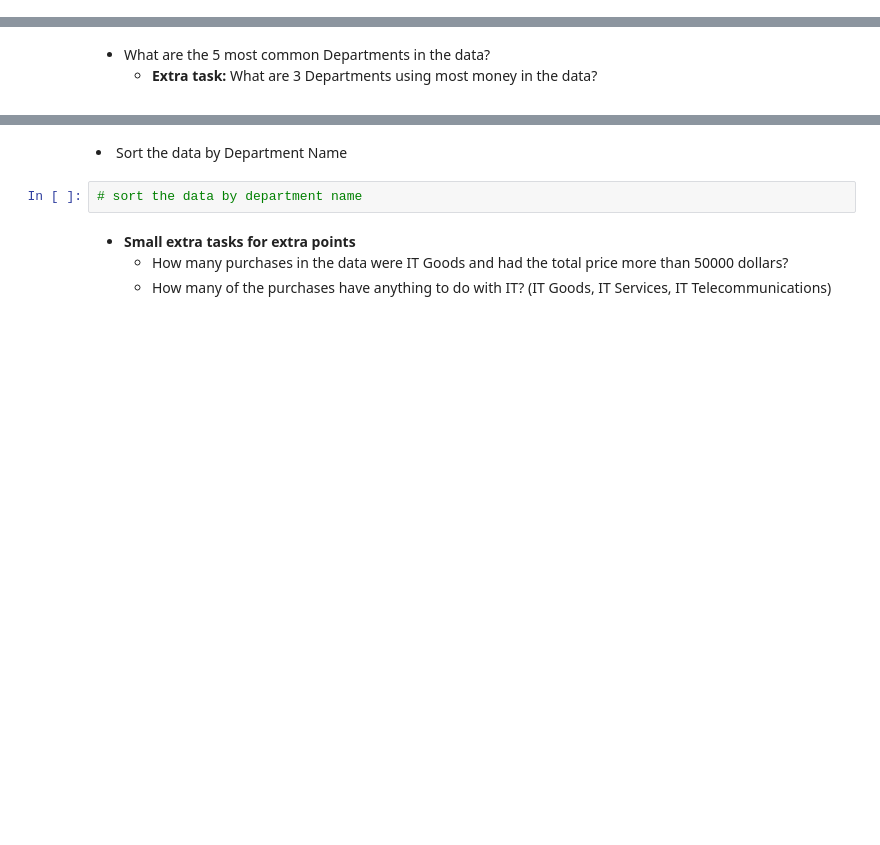
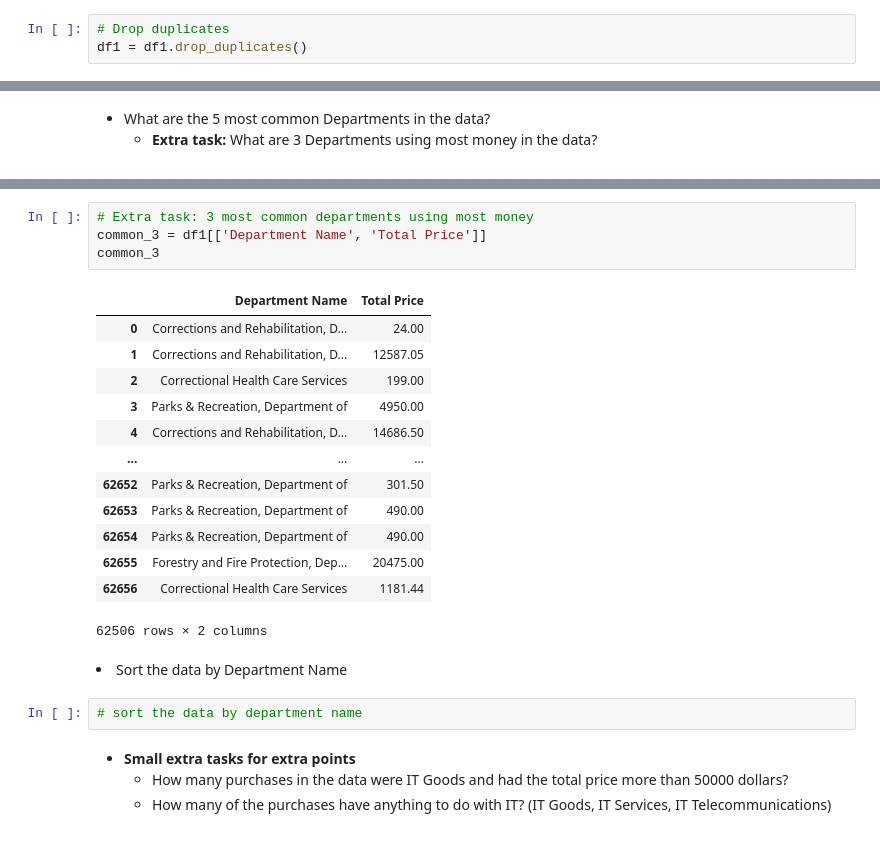
Before and after one commit to jtsillan/DataAnalytics, a Jupyter notebook: exercise_set_2/exercise_set_2.ipynb, the cells around one changed output, grey strips where cells are left out. Cells and saved outputs as stored; diff of their text form; blank space fills up the shorter version.

```diff
--- a/exercise_set_2/exercise_set_2.ipynb
+++ b/exercise_set_2/exercise_set_2.ipynb
@@ -261,0 +273,3 @@ Index(['Creation Date', 'Purchase Date', 'Fiscal Year', 'LPA Number',
+# %%
+# Drop duplicates
+df1 = df1.drop_duplicates()
@@ -289,3 +326,21 @@ order_values.to_frame()
+# %%
+# Extra task: 3 most common departments using most money
+common_3 = df1[['Department Name', 'Total Price']]
+common_3
+# %% [output]
+|  | Department Name | Total Price |
+| 0 | Corrections and Rehabilitation, D... | 24.00 |
+| 1 | Corrections and Rehabilitation, D... | 12587.05 |
+| 2 | Correctional Health Care Services | 199.00 |
+| 3 | Parks & Recreation, Department of | 4950.00 |
+| 4 | Corrections and Rehabilitation, D... | 14686.50 |
+| ... | ... | ... |
+| 62652 | Parks & Recreation, Department of | 301.50 |
+| 62653 | Parks & Recreation, Department of | 490.00 |
+| 62654 | Parks & Recreation, Department of | 490.00 |
+| 62655 | Forestry and Fire Protection, Dep... | 20475.00 |
+| 62656 | Correctional Health Care Services | 1181.44 |
+62506 rows × 2 columns
 # %% [markdown]
 <li>Sort the data by Department Name</li>
 # %%
```
Also changed, not shown: parts of 13 cells of this notebook, 1 other file.
